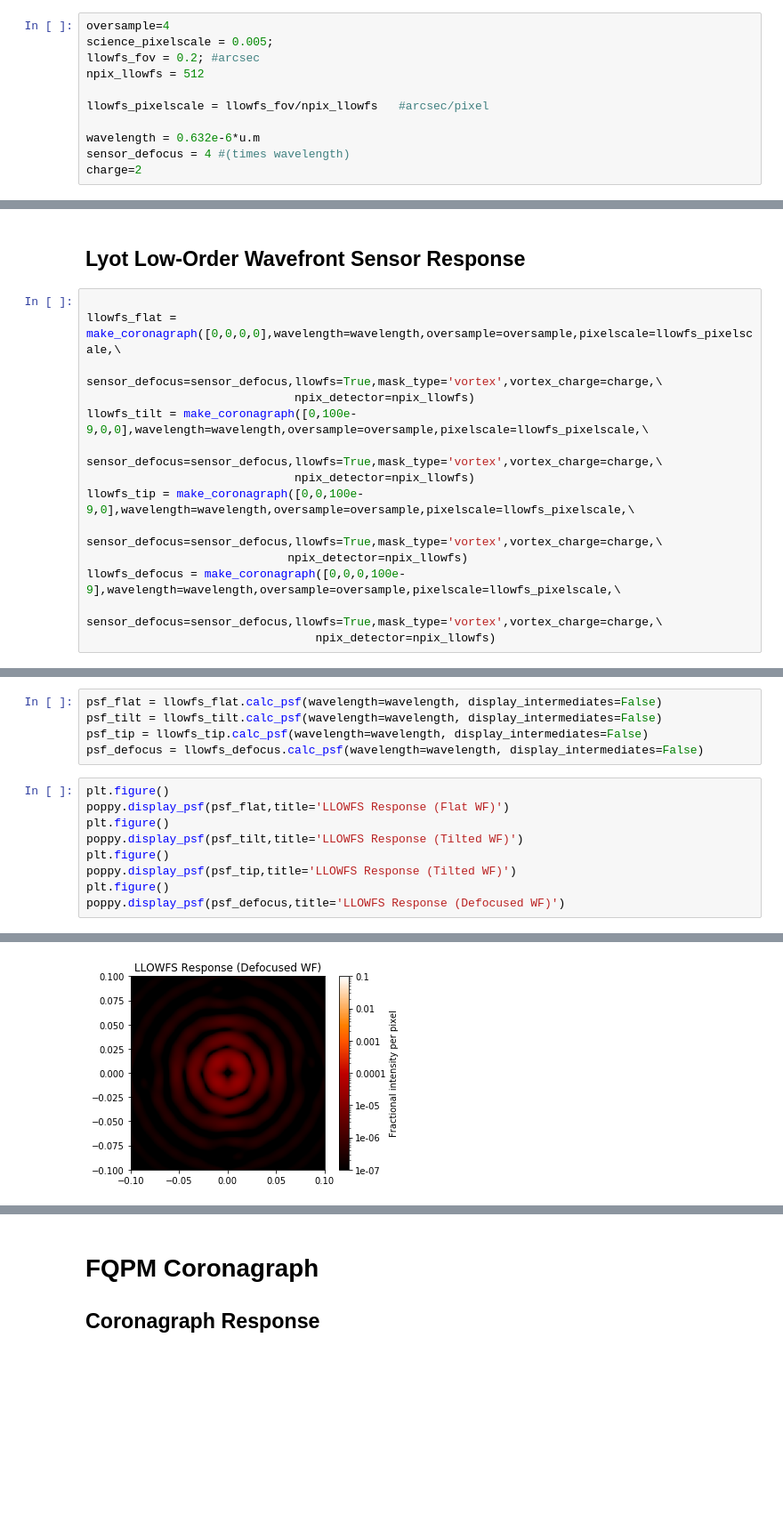
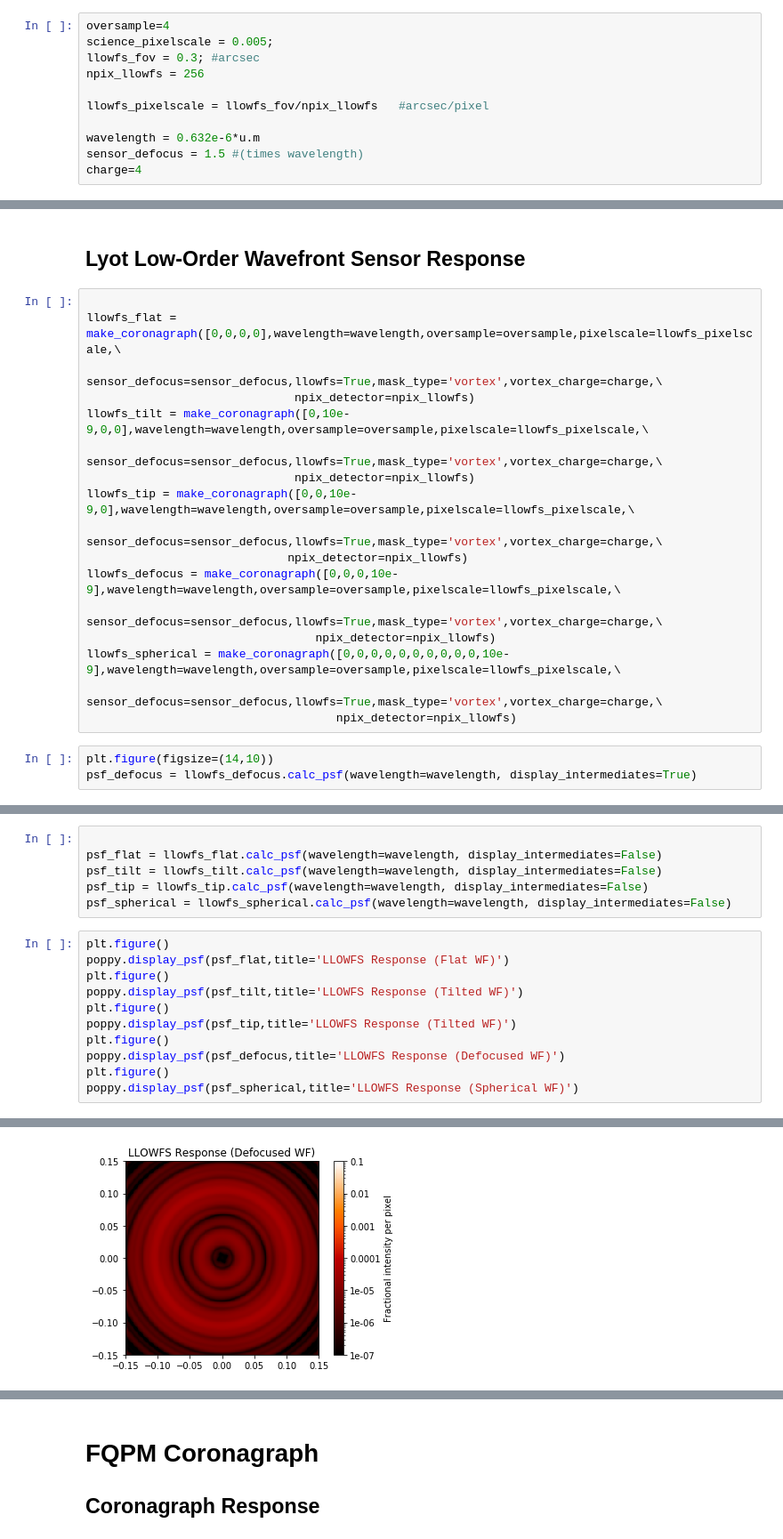
Before and after one commit to gregwallan/coronagraph-NN-data-gen, a Jupyter notebook: Test Responses.ipynb, the cells around one changed output, grey strips where cells are left out. Shown at 89% size. Cells and saved outputs as stored; diff of their text form; blank space fills up the shorter version.

Commit message:
updates to fix defocus application and change obscuration shape

```diff
--- a/Test Responses.ipynb
+++ b/Test Responses.ipynb
@@ -14,14 +14,14 @@ logging.getLogger('poppy').setLevel(logging.WARN)
 # %%
 oversample=4
 science_pixelscale = 0.005;
-llowfs_fov = 0.2; #arcsec
-npix_llowfs = 512
+llowfs_fov = 0.3; #arcsec
+npix_llowfs = 256
 
 llowfs_pixelscale = llowfs_fov/npix_llowfs   #arcsec/pixel
 
 wavelength = 0.632e-6*u.m
-sensor_defocus = 4 #(times wavelength)
-charge=2
+sensor_defocus = 1.5 #(times wavelength)
+charge=4
 # %%
 #wfe = [0, 0, 50e-9, 0, 0]
 vtx_onaxis = make_coronagraph([0,0,0,0],wavelength=wavelength,oversample=oversample,pixelscale=science_pixelscale,\
@@ -50,12 +50,18 @@ The total intensity for off-axis case is 1195029.614 times the on-axis case.
 llowfs_flat = make_coronagraph([0,0,0,0],wavelength=wavelength,oversample=oversample,pixelscale=llowfs_pixelscale,\
                                 sensor_defocus=sensor_defocus,llowfs=True,mask_type='vortex',vortex_charge=charge,\
                               npix_detector=npix_llowfs)
-llowfs_tilt = make_coronagraph([0,100e-9,0,0],wavelength=wavelength,oversample=oversample,pixelscale=llowfs_pixelscale,\
+llowfs_tilt = make_coronagraph([0,10e-9,0,0],wavelength=wavelength,oversample=oversample,pixelscale=llowfs_pixelscale,\
                                 sensor_defocus=sensor_defocus,llowfs=True,mask_type='vortex',vortex_charge=charge,\
                               npix_detector=npix_llowfs)
-llowfs_tip = make_coronagraph([0,0,100e-9,0],wavelength=wavelength,oversample=oversample,pixelscale=llowfs_pixelscale,\
+llowfs_tip = make_coronagraph([0,0,10e-9,0],wavelength=wavelength,oversample=oversample,pixelscale=llowfs_pixelscale,\
                                 sensor_defocus=sensor_defocus,llowfs=True,mask_type='vortex',vortex_charge=charge,\
                              npix_detector=npix_llowfs)
-llowfs_defocus = make_coronagraph([0,0,0,100e-9],wavelength=wavelength,oversample=oversample,pixelscale=llowfs_pixelscale,\
+llowfs_defocus = make_coronagraph([0,0,0,10e-9],wavelength=wavelength,oversample=oversample,pixelscale=llowfs_pixelscale,\
                                 sensor_defocus=sensor_defocus,llowfs=True,mask_type='vortex',vortex_charge=charge,\
                                  npix_detector=npix_llowfs)
+llowfs_spherical = make_coronagraph([0,0,0,0,0,0,0,0,0,0,10e-9],wavelength=wavelength,oversample=oversample,pixelscale=llowfs_pixelscale,\
+                                    sensor_defocus=sensor_defocus,llowfs=True,mask_type='vortex',vortex_charge=charge,\
+                                    npix_detector=npix_llowfs)
+# %%
+plt.figure(figsize=(14,10))
+psf_defocus = llowfs_defocus.calc_psf(wavelength=wavelength, display_intermediates=True)
@@ -62,8 +70,9 @@ llowfs_defocus = make_coronagraph([0,0,0,100e-9],wavelength=wavelength,oversampl
 # %%
+
 psf_flat = llowfs_flat.calc_psf(wavelength=wavelength, display_intermediates=False)
 psf_tilt = llowfs_tilt.calc_psf(wavelength=wavelength, display_intermediates=False)
 psf_tip = llowfs_tip.calc_psf(wavelength=wavelength, display_intermediates=False)
-psf_defocus = llowfs_defocus.calc_psf(wavelength=wavelength, display_intermediates=False)
+psf_spherical = llowfs_spherical.calc_psf(wavelength=wavelength, display_intermediates=False)
 # %%
 plt.figure()
 poppy.display_psf(psf_flat,title='LLOWFS Response (Flat WF)')
@@ -73,4 +82,6 @@ plt.figure()
 poppy.display_psf(psf_tip,title='LLOWFS Response (Tilted WF)')
 plt.figure()
 poppy.display_psf(psf_defocus,title='LLOWFS Response (Defocused WF)')
+plt.figure()
+poppy.display_psf(psf_spherical,title='LLOWFS Response (Spherical WF)')
 # %% [output]
@@ -80 +91 @@ poppy.display_psf(psf_defocus,title='LLOWFS Response (Defocused WF)')
-[figure, old version]
+[figure, new version]
```
Also changed, not shown: parts of 11 cells of this notebook, 3 other files.
